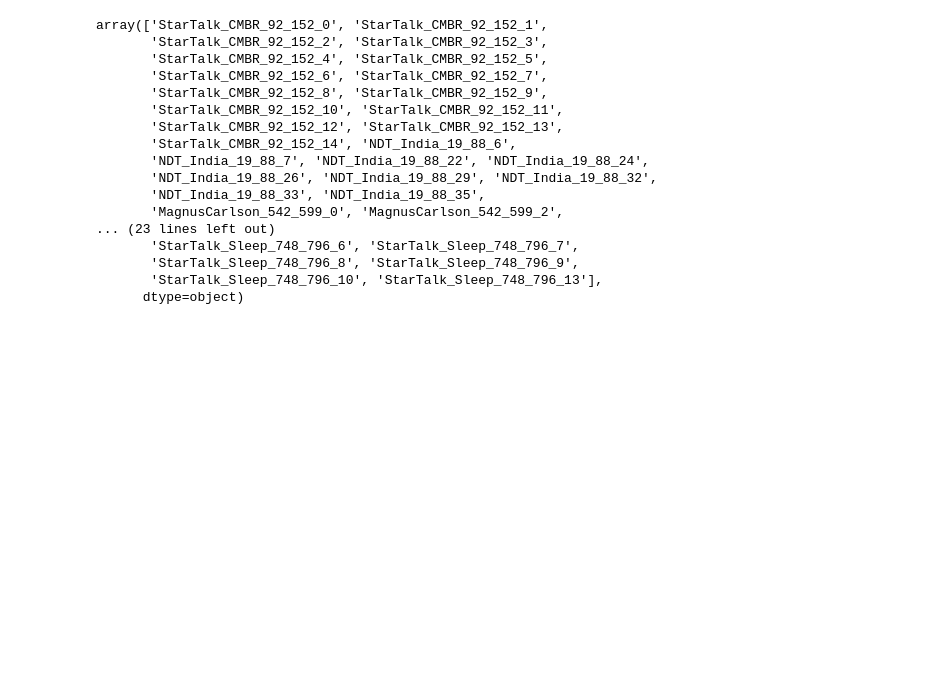
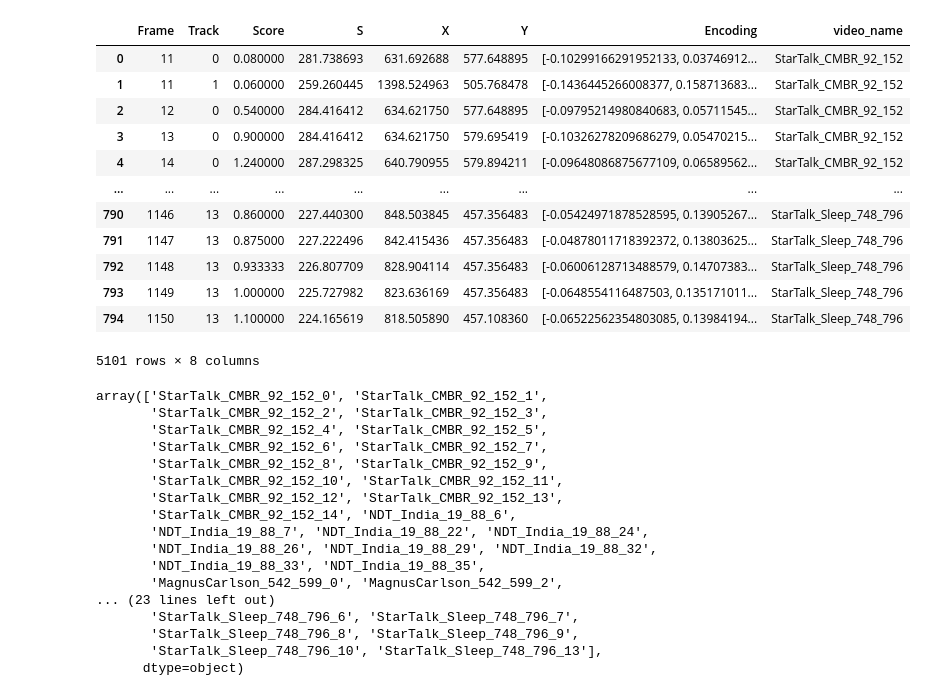
Before and after one commit to ghadwalsunil/WhoSaidThat, a Jupyter notebook: CustomUtils/Testing/Clustering.ipynb, the cells around one changed output. Cells and saved outputs as stored; diff of their text form; code cells hidden in the pictures; blank space fills up the shorter version.

```diff
--- a/CustomUtils/Testing/Clustering.ipynb
+++ b/CustomUtils/Testing/Clustering.ipynb
@@ -15,4 +16,20 @@ with open("del_later.pkl", 'rb') as pickle_file:
     df = pickle.load(pickle_file)
+# %%
+df
+# %% [output]
+|  | Frame | Track | Score | S | X | Y | Encoding | video_name |
+| 0 | 11 | 0 | 0.080000 | 281.738693 | 631.692688 | 577.648895 | [-0.10299166291952133, 0.03746912... | StarTalk_CMBR_92_152 |
+| 1 | 11 | 1 | 0.060000 | 259.260445 | 1398.524963 | 505.768478 | [-0.1436445266008377, 0.158713683... | StarTalk_CMBR_92_152 |
+| 2 | 12 | 0 | 0.540000 | 284.416412 | 634.621750 | 577.648895 | [-0.09795214980840683, 0.05711545... | StarTalk_CMBR_92_152 |
+| 3 | 13 | 0 | 0.900000 | 284.416412 | 634.621750 | 579.695419 | [-0.10326278209686279, 0.05470215... | StarTalk_CMBR_92_152 |
+| 4 | 14 | 0 | 1.240000 | 287.298325 | 640.790955 | 579.894211 | [-0.09648086875677109, 0.06589562... | StarTalk_CMBR_92_152 |
+| ... | ... | ... | ... | ... | ... | ... | ... | ... |
+| 790 | 1146 | 13 | 0.860000 | 227.440300 | 848.503845 | 457.356483 | [-0.05424971878528595, 0.13905267... | StarTalk_Sleep_748_796 |
+| 791 | 1147 | 13 | 0.875000 | 227.222496 | 842.415436 | 457.356483 | [-0.04878011718392372, 0.13803625... | StarTalk_Sleep_748_796 |
+| 792 | 1148 | 13 | 0.933333 | 226.807709 | 828.904114 | 457.356483 | [-0.06006128713488579, 0.14707383... | StarTalk_Sleep_748_796 |
+| 793 | 1149 | 13 | 1.000000 | 225.727982 | 823.636169 | 457.356483 | [-0.0648554116487503, 0.135171011... | StarTalk_Sleep_748_796 |
+| 794 | 1150 | 13 | 1.100000 | 224.165619 | 818.505890 | 457.108360 | [-0.06522562354803085, 0.13984194... | StarTalk_Sleep_748_796 |
+5101 rows × 8 columns
 # %%
 df["concat"] = df["video_name"] + "_" + df["Track"].apply(lambda x: str(x))
 # %%
```
Also changed, not shown: parts of 18 cells of this notebook, 6 other files.
